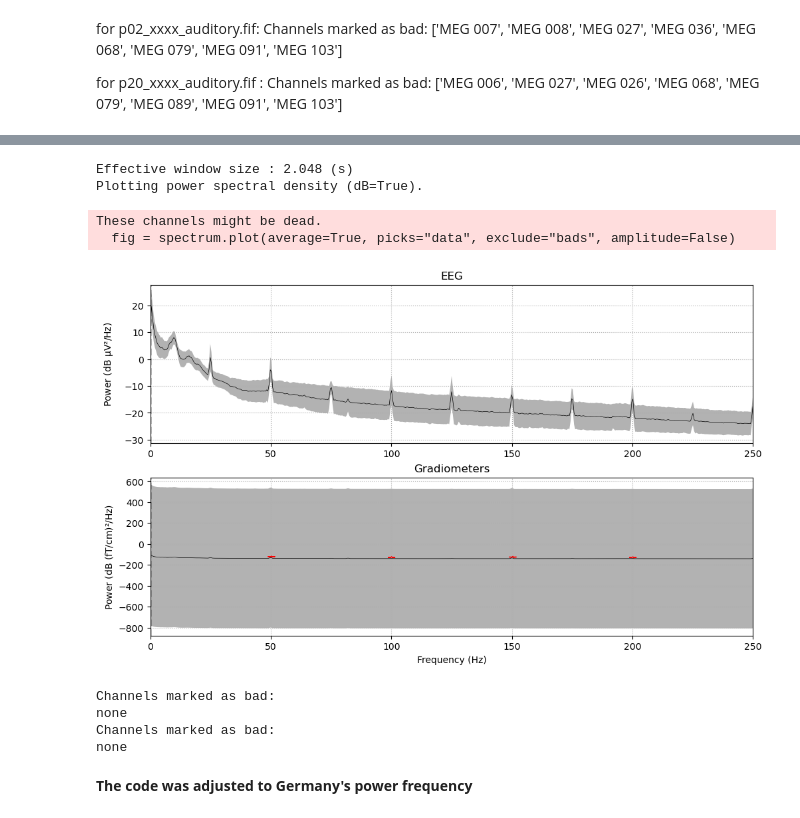
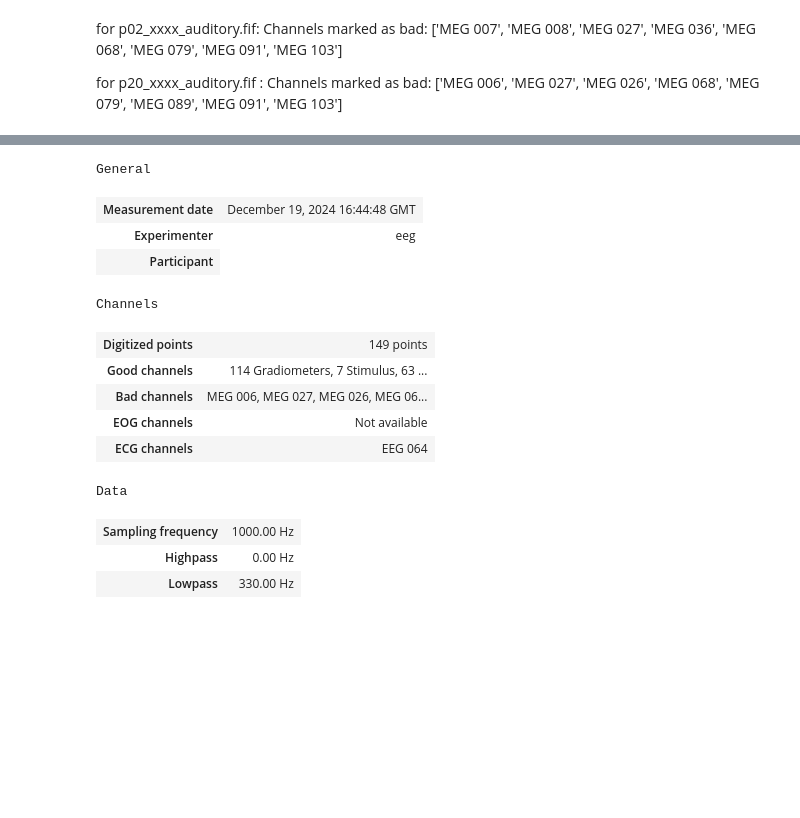
Before and after one commit to pariisaakhanjani/HeidelbergThesisAnalysis, a Jupyter notebook: Auditory.ipynb, the cells around one changed output, grey strips where cells are left out. Drawn from its saved outputs; the diff is of its cells as text; code cells hidden in the pictures; blank space fills up the shorter version.

```diff
--- a/Auditory.ipynb
+++ b/Auditory.ipynb
@@ -442,32 +388,17 @@ Data
-# %%
-spectrum = raw.compute_psd(tmax=np.inf, fmax=250)
-fig = spectrum.plot(average=True, picks="data", exclude="bads", amplitude=False)
-
-for ax in fig.axes[1:]:
-    freqs = ax.lines[-1].get_xdata()
-    psds = ax.lines[-1].get_ydata()
-    for freq in (50, 100, 150, 200):  # Adjusted for Germany
-        idx = np.searchsorted(freqs, freq)
-        ax.arrow(
-            x=freqs[idx],
-            y=psds[idx] + 18,
-            dx=0,
-            dy=-12,
-            color="red",
-            width=0.1,
-            head_width=3,
-            length_includes_head=True,
-        )
-# %% [output]
-Effective window size : 2.048 (s)
-Plotting power spectral density (dB=True).
-These channels might be dead.
-  fig = spectrum.plot(average=True, picks="data", exclude="bads", amplitude=False)
-[figure, removed]
-Channels marked as bad:
-none
-Channels marked as bad:
-none
-# %% [markdown]
-
-**The code was adjusted to Germany's power frequency**
+# %%
+raw.info
+# %% [output]
+General
+| Measurement date | December 19, 2024 16:44:48 GMT |
+| Experimenter | eeg |
+| Participant |
+Channels
+| Digitized points | 149 points |
+| Good channels | 114 Gradiometers, 7 Stimulus, 63 ... |
+| Bad channels | MEG 006, MEG 027, MEG 026, MEG 06... |
+| EOG channels | Not available |
+| ECG channels | EEG 064 |
+Data
+| Sampling frequency | 1000.00 Hz |
+| Highpass | 0.00 Hz |
+| Lowpass | 330.00 Hz |
```
Also changed, not shown: parts of 21 cells of this notebook.
